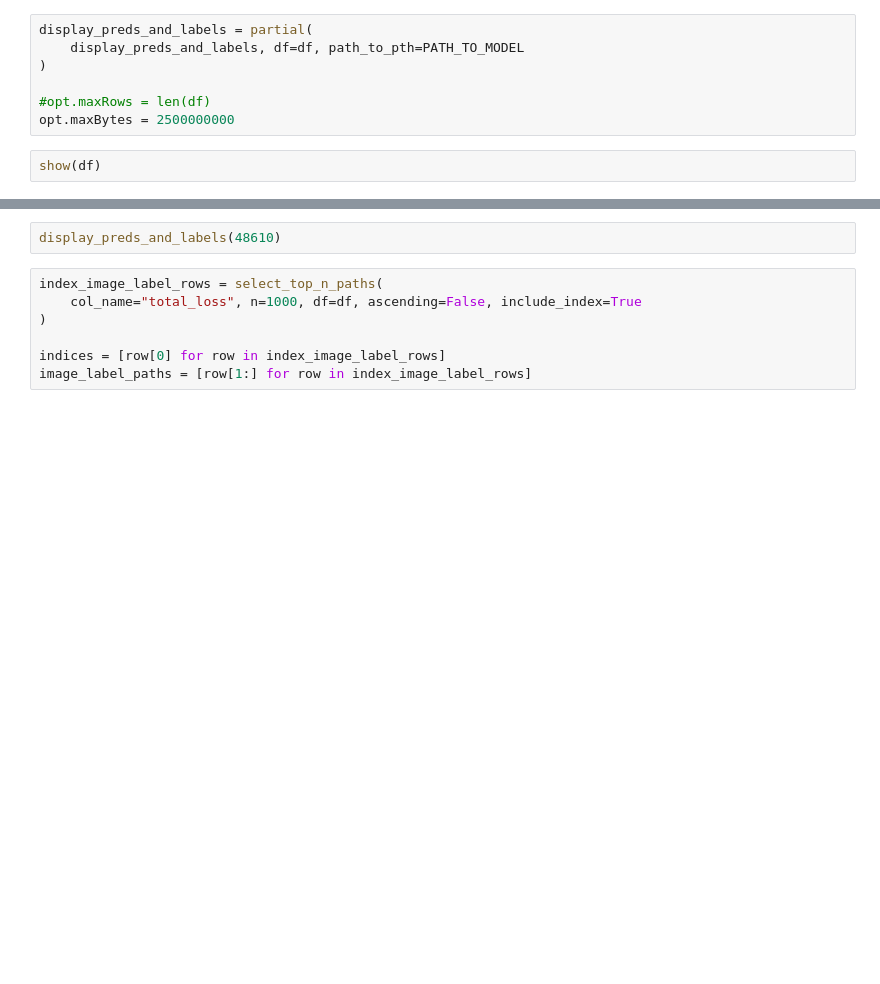
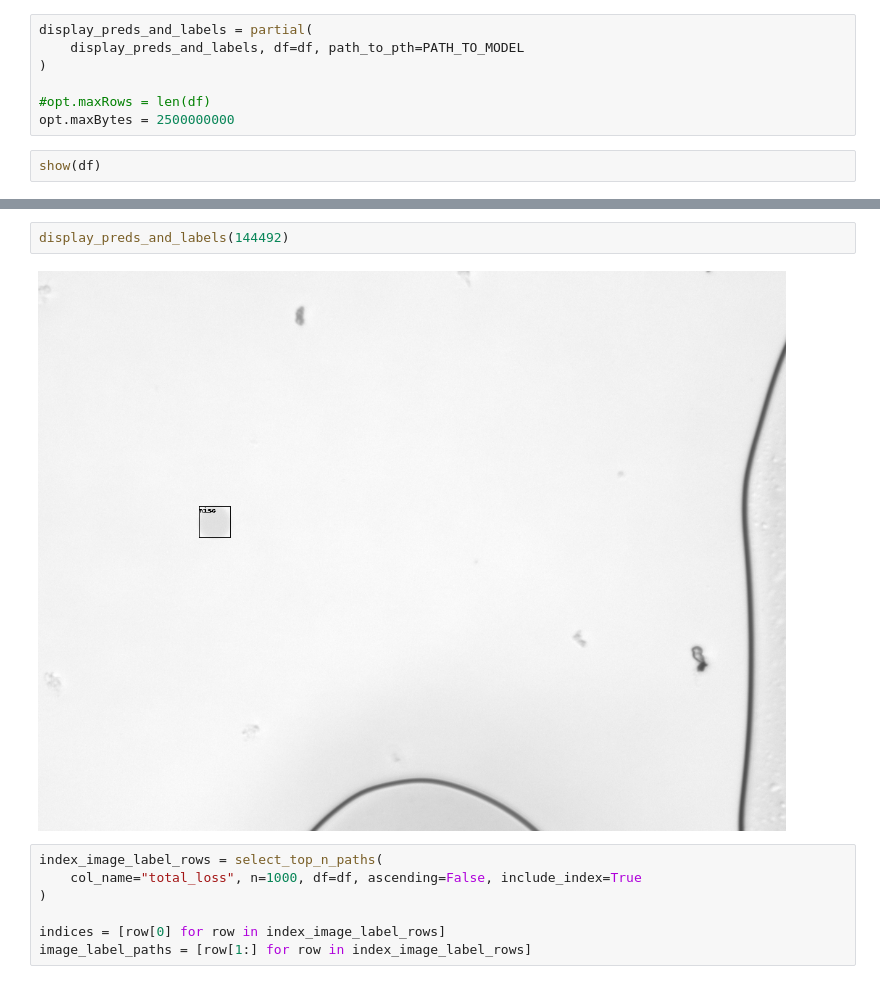
Before and after one commit to czbiohub-sf/lfm-data-utilities, a Jupyter notebook: lfm_data_utilities/model_evaluations/yogo/loss-ranking.ipynb, the cells around one changed output, grey strips where cells are left out. Cells and saved outputs as stored; diff of their text form; blank space fills up the shorter version.

```diff
--- a/lfm_data_utilities/model_evaluations/yogo/loss-ranking.ipynb
+++ b/lfm_data_utilities/model_evaluations/yogo/loss-ranking.ipynb
@@ -68,5 +71,7 @@ plt.plot(sorted(df["total_loss"], reverse=True))
 # %%
-display_preds_and_labels(48610)
+display_preds_and_labels(144492)
+# %% [output]
+[figure, added]
 # %%
 index_image_label_rows = select_top_n_paths(
     col_name="total_loss", n=1000, df=df, ascending=False, include_index=True
```
Also changed, not shown: parts of 4 cells of this notebook, 2 other files.
